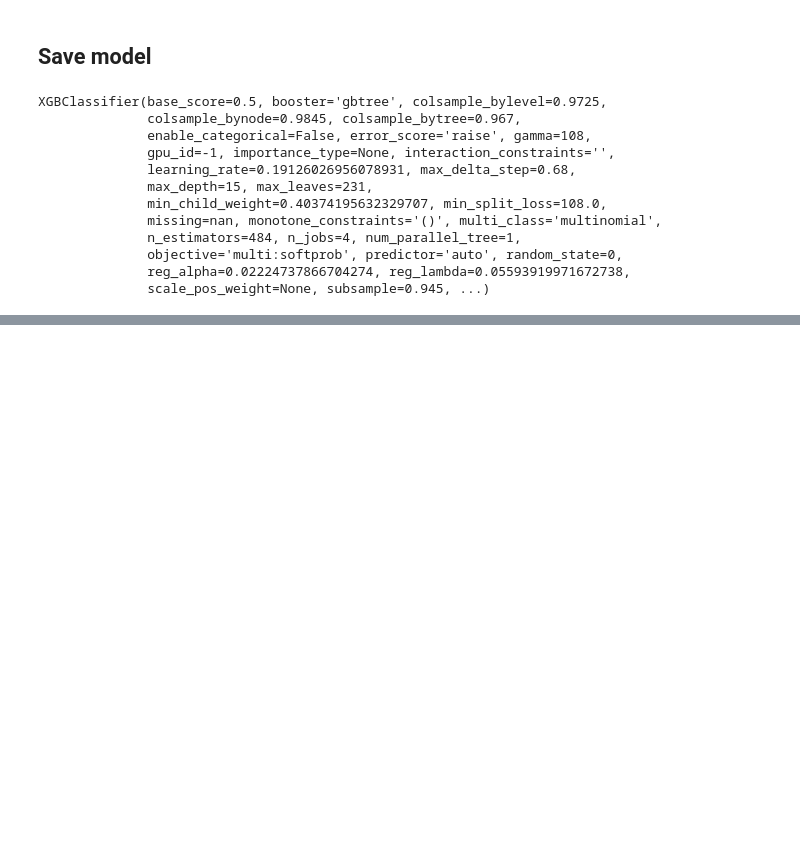
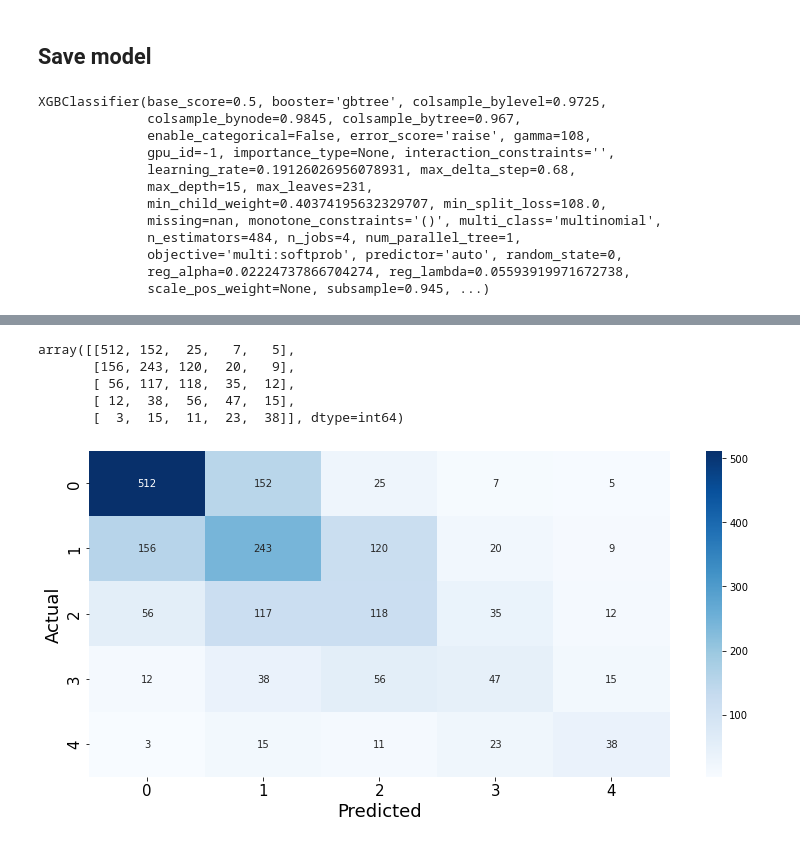
Before and after one commit to jloayza10/depression_prediction_project, a Jupyter notebook: notebooks/4-XGBoost_tuning.ipynb, the cells around one changed output, grey strips where cells are left out. Drawn from its saved outputs; the diff is of its cells as text; code cells hidden in the pictures; blank space fills up the shorter version.

```diff
--- a/notebooks/4-XGBoost_tuning.ipynb
+++ b/notebooks/4-XGBoost_tuning.ipynb
@@ -662,0 +829,19 @@ operable program or batch file.
+# %%
+confusion_matrices_final[2]
+# %% [output]
+array([[512, 152,  25,   7,   5],
+       [156, 243, 120,  20,   9],
+       [ 56, 117, 118,  35,  12],
+       [ 12,  38,  56,  47,  15],
+       [  3,  15,  11,  23,  38]], dtype=int64)
+# %%
+plt.figure(figsize=(13,6))
+sns.heatmap(confusion_matrices_final[2], annot=True, xticklabels=["0", "1", "2","3","4"], yticklabels=["0", "1", "2","3","4"], cmap="Blues", fmt="g")
+plt.xlabel('Predicted', fontsize=18)
+plt.xticks(size=15)
+plt.ylabel('Actual', fontsize=18)
+plt.yticks(size=15)
+plt.title('')
+plt.show()
+# %% [output]
+[figure, added]
```
Also changed, not shown: parts of 31 cells of this notebook, 3 other files.
